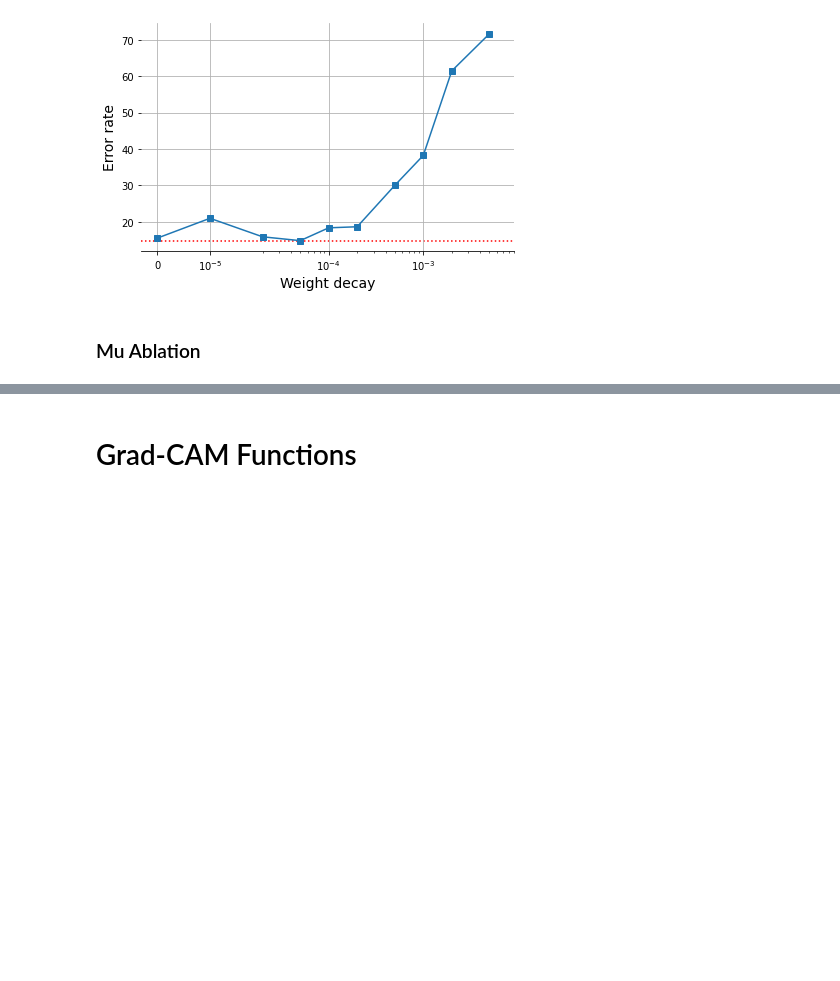
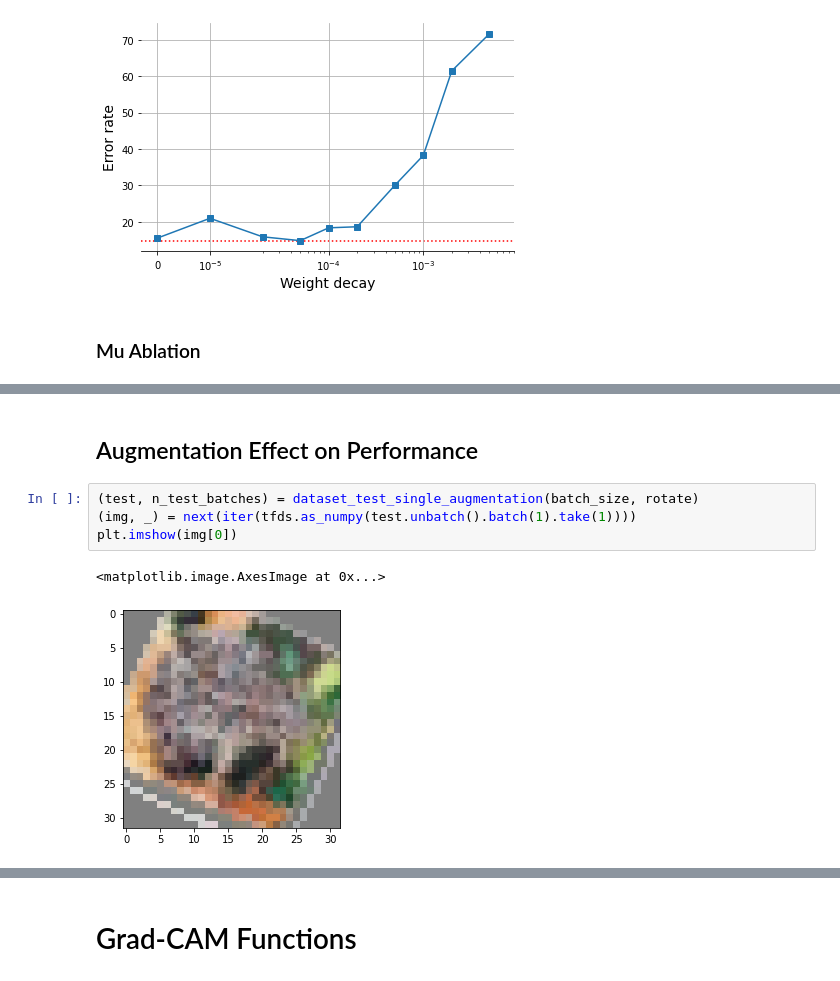
Before and after one commit to ErikBavenstrand/FixMatch, a Jupyter notebook: FixMatch.ipynb, the cells around one changed output, grey strips where cells are left out. Cells and saved outputs as stored; diff of their text form; blank space fills up the shorter version.

```diff
--- a/FixMatch.ipynb
+++ b/FixMatch.ipynb
@@ -1026,0 +1153,9 @@ plt.show()
+# %% [markdown]
+## Augmentation Effect on Performance
+# %%
+(test, n_test_batches) = dataset_test_single_augmentation(batch_size, rotate)
+(img, _) = next(iter(tfds.as_numpy(test.unbatch().batch(1).take(1))))
+plt.imshow(img[0])
+# %% [output]
+<matplotlib.image.AxesImage at 0x...>
+[figure, added]
```
Also changed, not shown: parts of 28 cells of this notebook.
